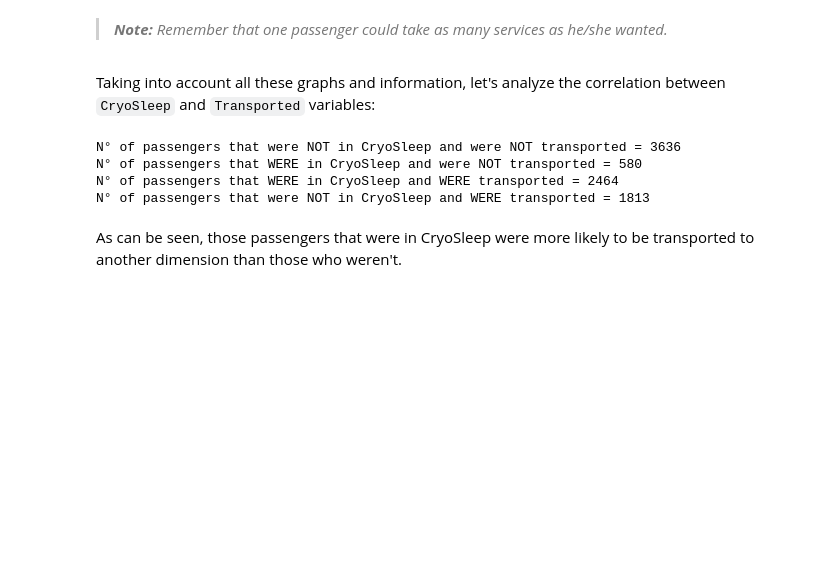
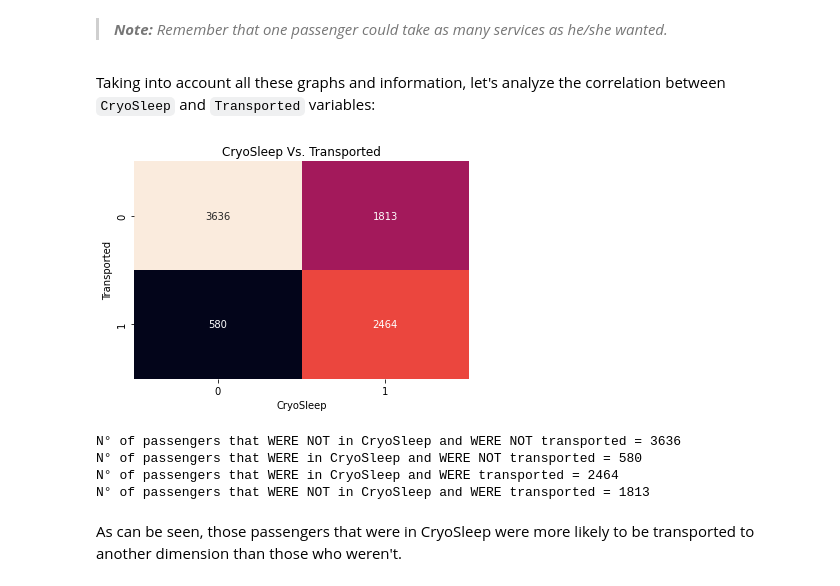
Before and after one commit to melixxa07/AI-Project, a Jupyter notebook: 01 - Data Exploration.ipynb, the cells around one changed output. Saved outputs shown, nothing was run; the diff lists cells and outputs as text; code cells hidden in the pictures; blank space fills up the shorter version.

```diff
--- a/01 - Data Exploration.ipynb
+++ b/01 - Data Exploration.ipynb
@@ -416,16 +416,25 @@ plt.grid(True, linestyle='--', linewidth='0.3')
 > <font face = 'Century'> _**Note:** Remember that one passenger could take as many services as he/she wanted._
 # %% [markdown]
  <font face = 'Century'> Taking into account all these graphs and information, let's analyze the correlation between `CryoSleep` and `Transported` variables:
+# %%
+conf_matr = confusion_matrix(df_train.CryoSleep, df_train.Transported)
+sns.heatmap(conf_matr ,annot=True,cbar=False, fmt="d")
+plt.ylabel('Transported')
+plt.xlabel('CryoSleep')
+plt.title('CryoSleep Vs. Transported')
+plt.show()
+# %% [output]
+[figure, added]
 # %%
-print('N° of passengers that were NOT in CryoSleep and were NOT transported =', sum((df_train.Transported==0)&(df_train.CryoSleep==0)))
-print('N° of passengers that WERE in CryoSleep and were NOT transported =', sum((df_train.Transported==0)&(df_train.CryoSleep==1)))
+print('N° of passengers that WERE NOT in CryoSleep and WERE NOT transported =', sum((df_train.Transported==0)&(df_train.CryoSleep==0)))
+print('N° of passengers that WERE in CryoSleep and WERE NOT transported =', sum((df_train.Transported==0)&(df_train.CryoSleep==1)))
 print('N° of passengers that WERE in CryoSleep and WERE transported =', sum((df_train.Transported==1)&(df_train.CryoSleep==1)))
-print('N° of passengers that were NOT in CryoSleep and WERE transported =', sum((df_train.Transported==1)&(df_train.CryoSleep==0)))
+print('N° of passengers that WERE NOT in CryoSleep and WERE transported =', sum((df_train.Transported==1)&(df_train.CryoSleep==0)))
 # %% [output]
-N° of passengers that were NOT in CryoSleep and were NOT transported = 3636
-N° of passengers that WERE in CryoSleep and were NOT transported = 580
+N° of passengers that WERE NOT in CryoSleep and WERE NOT transported = 3636
+N° of passengers that WERE in CryoSleep and WERE NOT transported = 580
 N° of passengers that WERE in CryoSleep and WERE transported = 2464
-N° of passengers that were NOT in CryoSleep and WERE transported = 1813
+N° of passengers that WERE NOT in CryoSleep and WERE transported = 1813
 # %% [markdown]
  <font face = 'Century'> As can be seen, those passengers that were in CryoSleep were more likely to be transported to another dimension than those who weren't.
 # %% [markdown]
```
Also changed, not shown: parts of 1 cell of this notebook.
